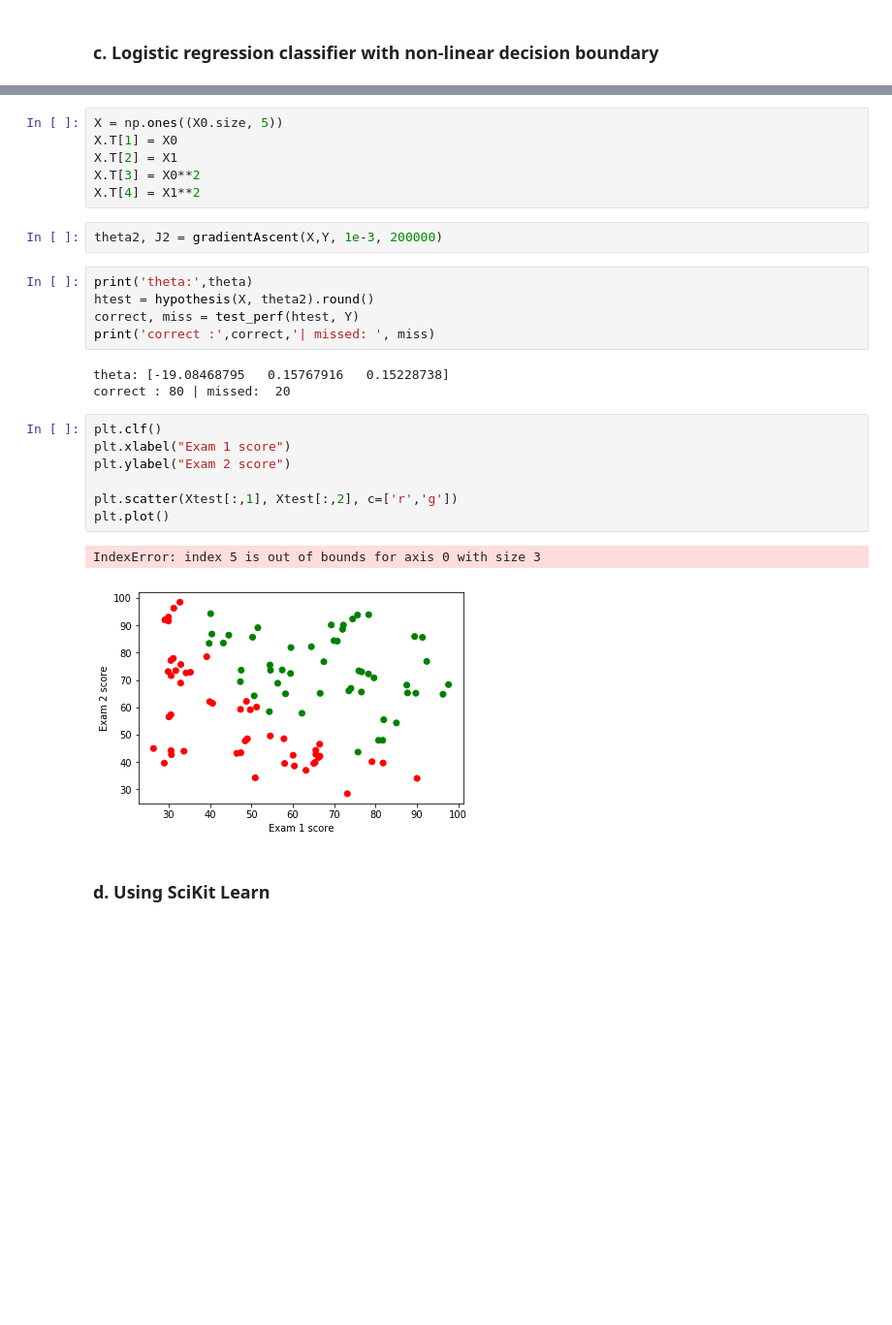
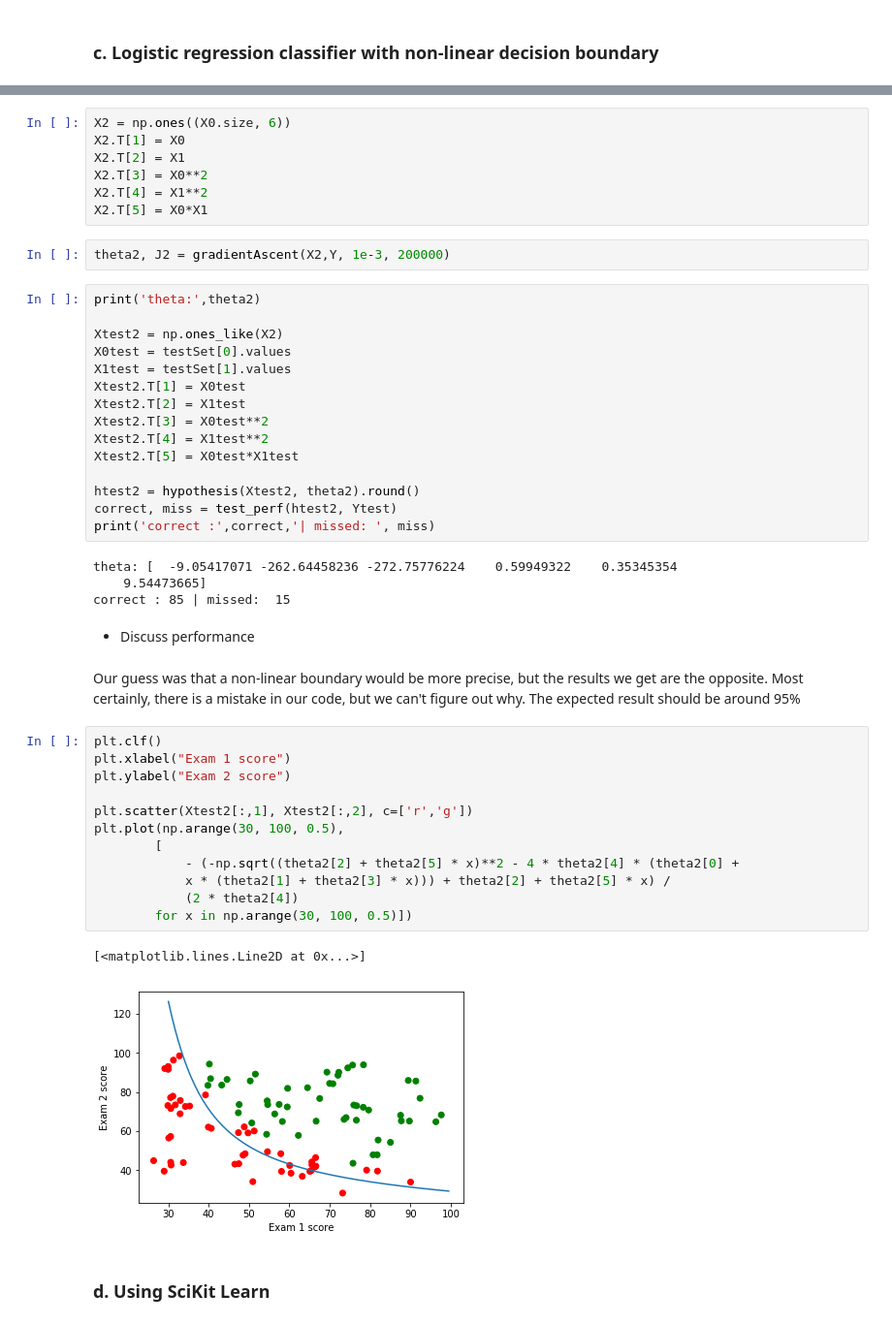
Before and after one commit to flavz27/mach_le_mse, a Jupyter notebook: PW06/06_pittet_vitali.ipynb, the cells around one changed output, grey strips where cells are left out. Shown at 97% size. Cells and saved outputs as stored; diff of their text form; blank space fills up the shorter version.

Commit message:
PW06: Add performances & results discussion

```diff
--- a/PW06/06_pittet_vitali.ipynb
+++ b/PW06/06_pittet_vitali.ipynb
@@ -140,29 +139,51 @@ print(polyCoeff)
 # %%
-X = np.ones((X0.size, 5))
-X.T[1] = X0
-X.T[2] = X1
-X.T[3] = X0**2
-X.T[4] = X1**2
+X2 = np.ones((X0.size, 6))
+X2.T[1] = X0
+X2.T[2] = X1
+X2.T[3] = X0**2
+X2.T[4] = X1**2
+X2.T[5] = X0*X1
 # %%
-theta2, J2 = gradientAscent(X,Y, 1e-3, 200000)
+theta2, J2 = gradientAscent(X2,Y, 1e-3, 200000)
-# %%
-print('theta:',theta)
-htest = hypothesis(X, theta2).round()
-correct, miss = test_perf(htest, Y)
-print('correct :',correct,'| missed: ', miss)
-# %% [output]
-theta: [-19.08468795   0.15767916   0.15228738]
-correct : 80 | missed:  20
+# %%
+print('theta:',theta2)
+
+Xtest2 = np.ones_like(X2)
+X0test = testSet[0].values
+X1test = testSet[1].values
+Xtest2.T[1] = X0test
+Xtest2.T[2] = X1test
+Xtest2.T[3] = X0test**2
+Xtest2.T[4] = X1test**2
+Xtest2.T[5] = X0test*X1test
+
+htest2 = hypothesis(Xtest2, theta2).round()
+correct, miss = test_perf(htest2, Ytest)
+print('correct :',correct,'| missed: ', miss)
+# %% [output]
+theta: [  -9.05417071 -262.64458236 -272.75776224    0.59949322    0.35345354
+    9.54473665]
+correct : 85 | missed:  15
+# %% [markdown]
+- Discuss performance
+# %% [markdown]
+Our guess was that a non-linear boundary would be more precise, but the results we get are the opposite.
+Most certainly, there is a mistake in our code, but we can't figure out why. The expected result should be around 95%
 # %%
 plt.clf()
 plt.xlabel("Exam 1 score")
 plt.ylabel("Exam 2 score")
 
-plt.scatter(Xtest[:,1], Xtest[:,2], c=['r','g'])
-plt.plot()
+plt.scatter(Xtest2[:,1], Xtest2[:,2], c=['r','g'])
+plt.plot(np.arange(30, 100, 0.5),
+        [
+            - (-np.sqrt((theta2[2] + theta2[5] * x)**2 - 4 * theta2[4] * (theta2[0] +
+            x * (theta2[1] + theta2[3] * x))) + theta2[2] + theta2[5] * x) /
+            (2 * theta2[4])
+        for x in np.arange(30, 100, 0.5)])
 # %% [output]
-IndexError: index 5 is out of bounds for axis 0 with size 3
+[<matplotlib.lines.Line2D at 0x...>]
-[figure, old version]
+[figure, new version]
 # %% [markdown]
 ### d. Using SciKit Learn
 # %%
```
Also changed, not shown: parts of 5 cells of this notebook.
